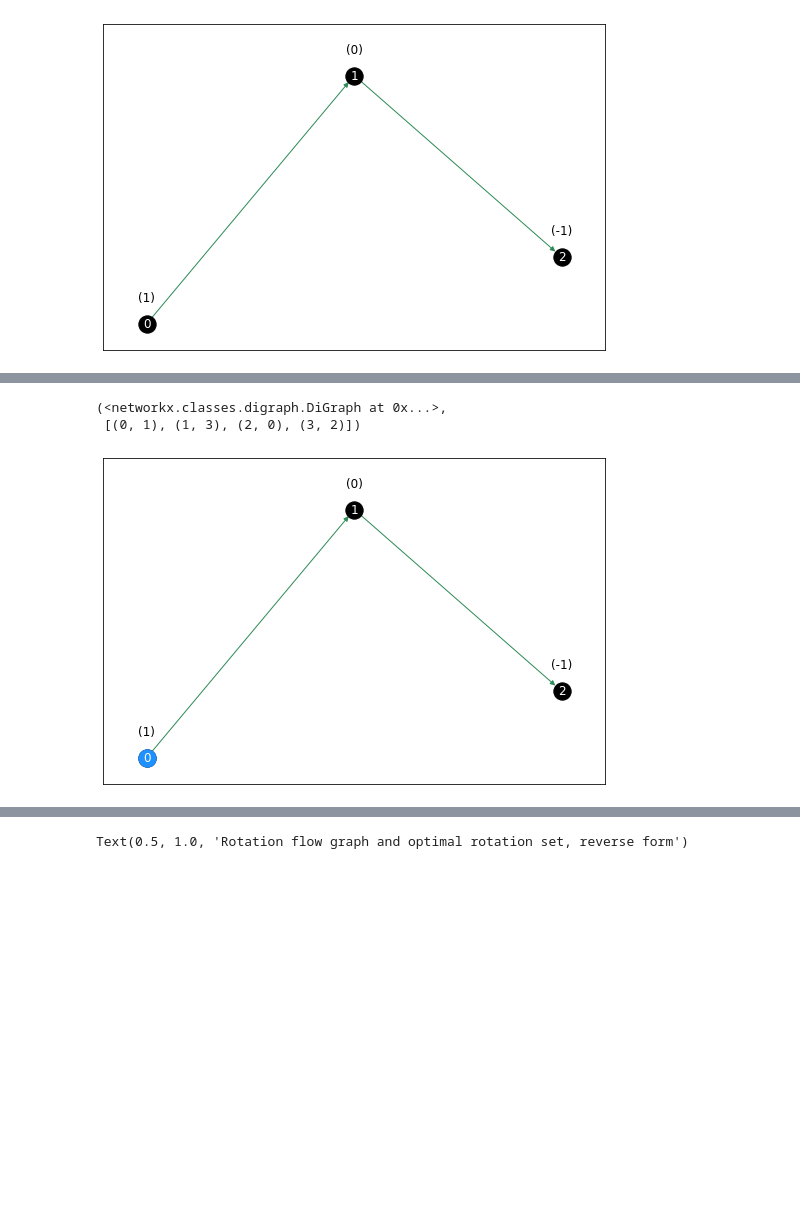
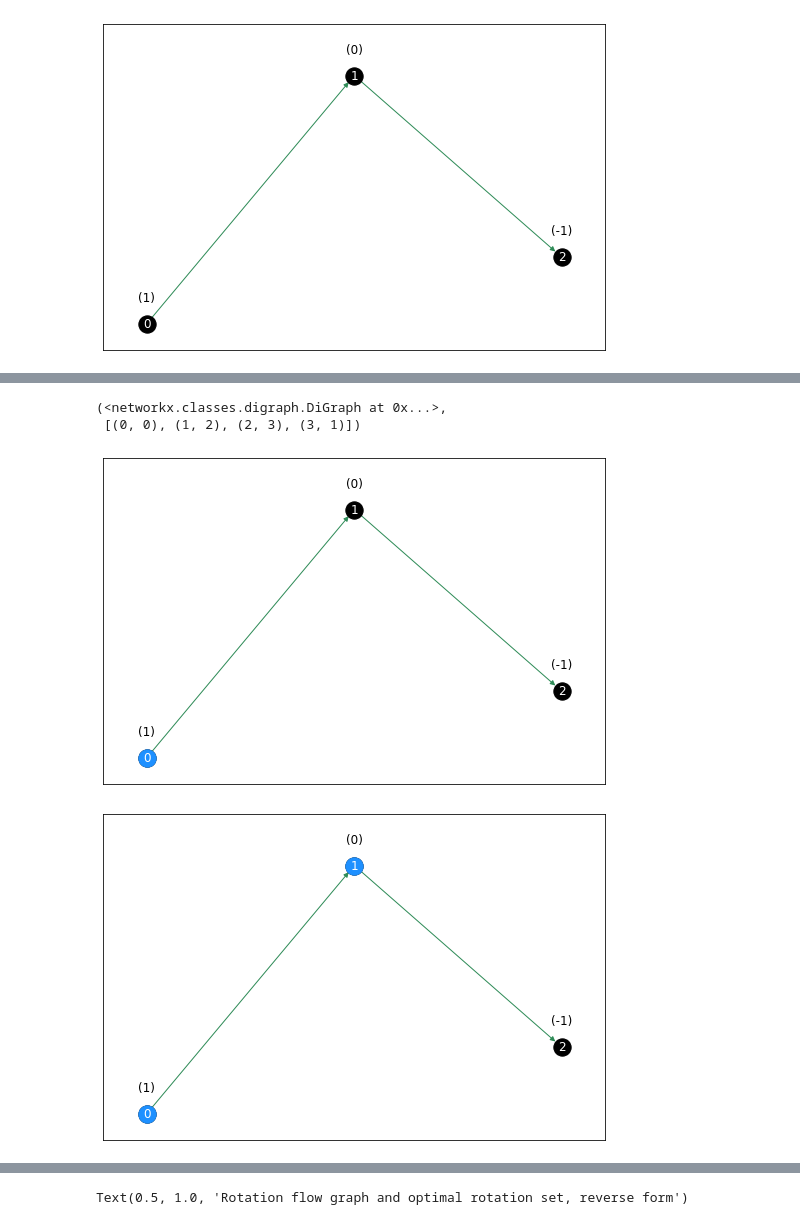
Before and after one commit to maxkapur/assignment, a Jupyter notebook: discussion.ipynb, the cells around one changed output, grey strips where cells are left out. Drawn from its saved outputs; the diff is of its cells as text; code cells hidden in the pictures; blank space fills up the shorter version.

Commit message:
factor out optimization stage so rotation digraph data may be reused; fix incorrect assignment output; new rotation digraph algorithm (beta)

```diff
--- a/discussion.ipynb
+++ b/discussion.ipynb
@@ -181,7 +181,9 @@ Running a standard LP solver on this example yields $x = (1, 0, 0)$, with a 1-un
 # %%
+assn_inst.draw_rotation_digraph(method='simplex', kwargs={'figsize': (9, 6)})
 assn_inst.draw_rotation_digraph(kwargs={'figsize': (9, 6)})
 # %% [output]
 (<networkx.classes.digraph.DiGraph at 0x...>,
- [(0, 1), (1, 3), (2, 0), (3, 2)])
+ [(0, 0), (1, 2), (2, 3), (3, 1)])
 [figure]
+[figure, added]
 # %% [markdown]
```
Also changed, not shown: parts of 5 cells of this notebook, 4 other files.
